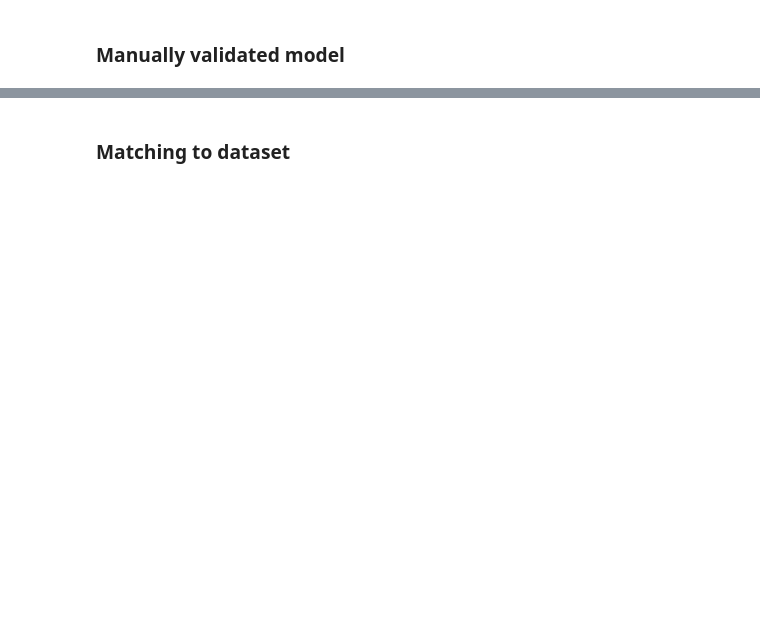
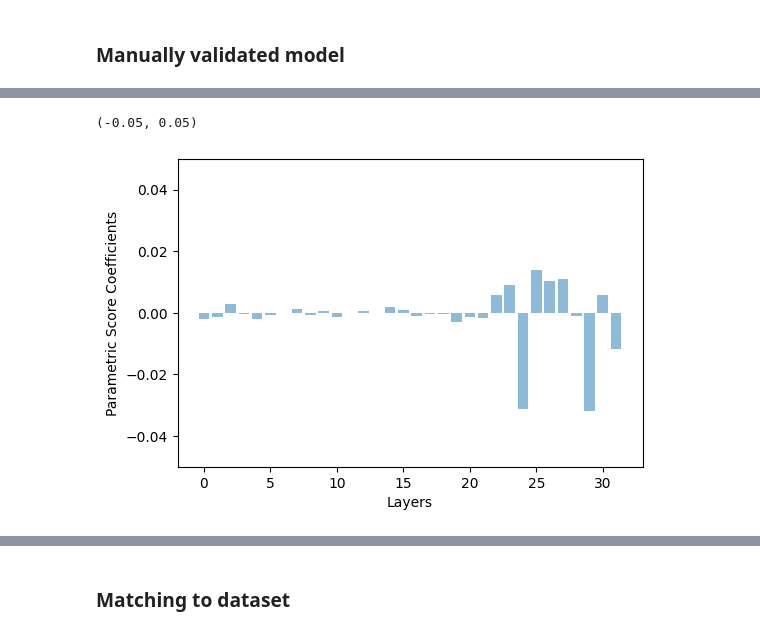
Before and after one commit to kevinqnb/scholarlm, a Jupyter notebook: examples/pond_lake.ipynb, the cells around one changed output, grey strips where cells are left out. Saved outputs shown, nothing was run; the diff lists cells and outputs as text; code cells hidden in the pictures; blank space fills up the shorter version.

Commit message:
copying scores and linear probe

```diff
--- a/examples/pond_lake.ipynb
+++ b/examples/pond_lake.ipynb
@@ -85,3 +104,10 @@ conversion_table = {
     'tp': {"mg/L": 1000, "µg/L": 1, "μmol/L": 30.97, "ppm": 1000, "ppb": 1},
     'chl': {"mg/L": 1000, "µg/L": 1}
 }
+# %%
+with open("../data/pond_results_10_papers_v1.json", "r") as f:
+    result_dict = json.load(f)
+
+scores = ['context_scores', 'parametric_scores', 'copying_scores', 'linear_probes']
+result_df = [{k:v for k,v in entry.items() if k not in scores} for entry in result_dict]
+result_df = pd.DataFrame(result_df)
@@ -104,2 +128,14 @@ result_df_validated = process(result_df_validated, conversion_table)
+# %%
+with open("../data/pond_results_10_papers_v1_validated.json", "r") as f:
+    result_dict_validated = json.load(f)
+scores = ['context_scores', 'parametric_scores', 'copying_scores', 'linear_probes']
+result_df_validated = [{k:v for k,v in entry.items() if k not in scores} for entry in result_dict_validated]
+result_df_validated = pd.DataFrame(result_df_validated)
+
+#result_df_validated = pd.read_csv('../data/pond_results4_validated.csv')
+result_df_validated = result_df_validated.loc[~result_df_validated.measurement.isin(ignore_measurements)]
+result_df_validated['value'] = result_df_validated['value'].str.replace(',', '')  # Remove commas from numbers
+result_df_validated['value'] = pd.to_numeric(result_df_validated['value'], errors='coerce')
+result_df_validated = process(result_df_validated, conversion_table)
 # %%
 pond_df.loc[pond_df.title == registered_titles[7], :].sort_values(by='measurement')
@@ -221,0 +337,24 @@ ax.set_xlabel('Layers')
+# %%
+idx1 = 25
+datapoint1 = result_dict_validated[idx1]
+
+idx2 = 26
+datapoint2 = result_dict_validated[idx2]
+# %%
+# parametric knowledge scores:
+parametric_coefficients1 = datapoint1['parametric_scores']
+parametric_coefficients1 = np.array([parametric_coefficients1.get(f'l{i}') for i in range(32)])
+
+parametric_coefficients2 = datapoint2['parametric_scores']
+parametric_coefficients2 = np.array([parametric_coefficients2.get(f'l{i}') for i in range(32)])
+
+fig,ax = plt.subplots(figsize=(6,4), dpi = 100)
+ax.bar(
+    range(len(parametric_coefficients)), parametric_coefficients1 - parametric_coefficients2, alpha = 0.5
+)
+ax.set_ylabel('Parametric Score Coefficients')
+ax.set_xlabel('Layers')
+ax.set_ylim(-0.05, 0.05)
+# %% [output]
+(-0.05, 0.05)
+[figure, added]
```
Also changed, not shown: parts of 22 cells of this notebook, 23 other files.
